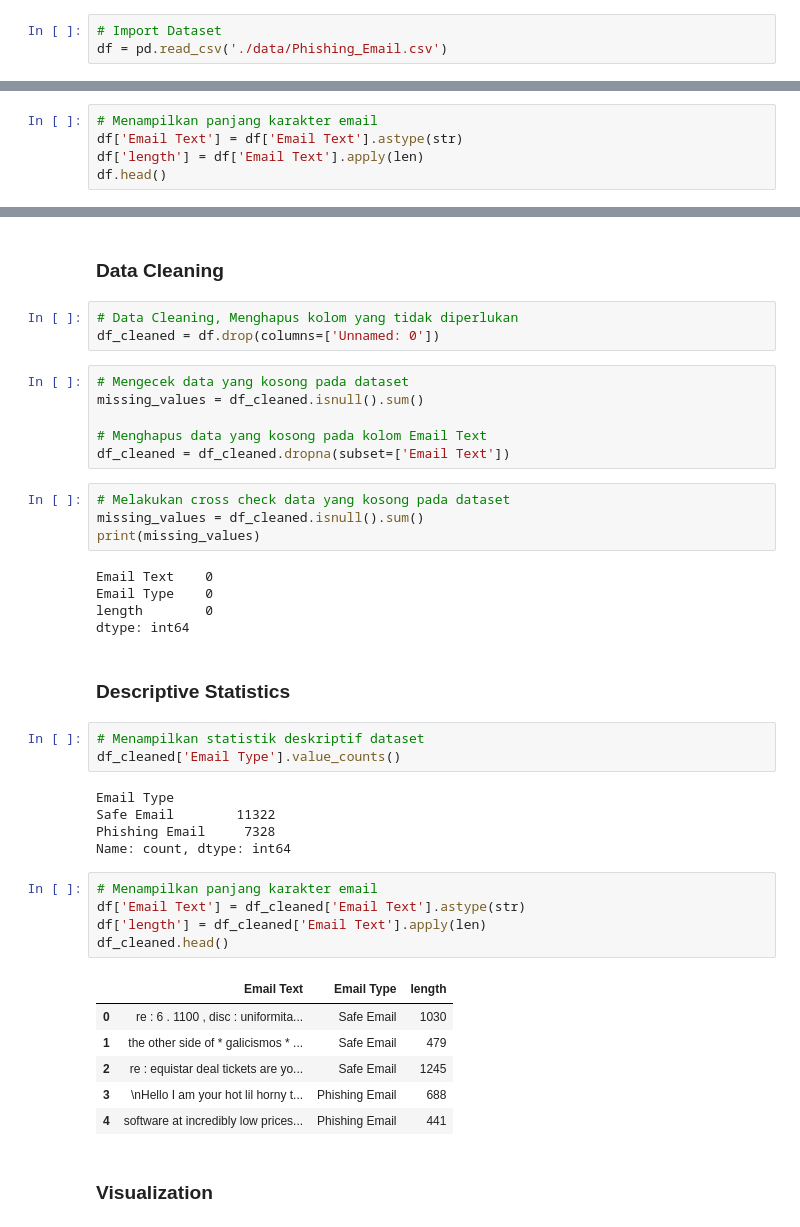
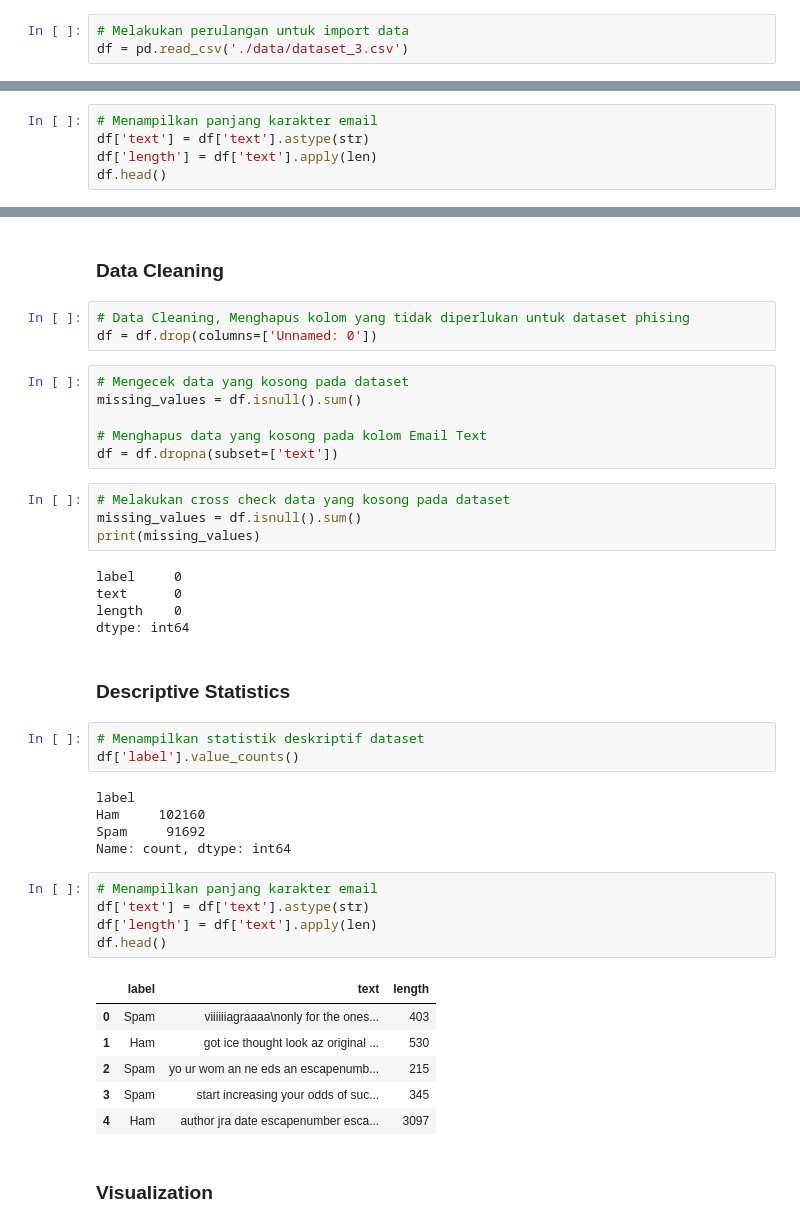
Before and after one commit to dikkaaaw/Email-Phising-Classification, a Jupyter notebook: Phishing Classification.ipynb, the cells around one changed output, grey strips where cells are left out. Drawn from its saved outputs; the diff is of its cells as text.

```diff
--- a/Phishing Classification.ipynb
+++ b/Phishing Classification.ipynb
@@ -34,8 +35,8 @@ from nltk.stem import PorterStemmer
 # %% [markdown]
 # 2. Import Dataset
 # %%
-# Import Dataset
-df = pd.read_csv('./data/Phishing_Email.csv')
+# Melakukan perulangan untuk import data
+df = pd.read_csv('./data/dataset_3.csv')
 # %% [markdown]
 # 3. Understanding Dataset
 # %%
@@ -82,7 +82,7 @@ Phishing Email     7328
 Name: count, dtype: int64
 # %%
 # Menampilkan panjang karakter email
-df['Email Text'] = df['Email Text'].astype(str)
-df['length'] = df['Email Text'].apply(len)
+df['text'] = df['text'].astype(str)
+df['length'] = df['text'].apply(len)
 df.head()
 # %% [output]
@@ -97,45 +97,45 @@ df.head()
 # %% [markdown]
 ### Data Cleaning
 # %%
-# Data Cleaning, Menghapus kolom yang tidak diperlukan
-df_cleaned = df.drop(columns=['Unnamed: 0'])
+# Data Cleaning, Menghapus kolom yang tidak diperlukan untuk dataset phising
+df = df.drop(columns=['Unnamed: 0'])
 # %%
 # Mengecek data yang kosong pada dataset
-missing_values = df_cleaned.isnull().sum()
+missing_values = df.isnull().sum()
 
 # Menghapus data yang kosong pada kolom Email Text
-df_cleaned = df_cleaned.dropna(subset=['Email Text'])
+df = df.dropna(subset=['text'])
 # %%
 # Melakukan cross check data yang kosong pada dataset
-missing_values = df_cleaned.isnull().sum()
+missing_values = df.isnull().sum()
 print(missing_values)
 # %% [output]
-Email Text    0
-Email Type    0
-length        0
+label     0
+text      0
+length    0
 dtype: int64
 # %% [markdown]
 ### Descriptive Statistics
 # %%
 # Menampilkan statistik deskriptif dataset
-df_cleaned['Email Type'].value_counts()
+df['label'].value_counts()
 # %% [output]
-Email Type
-Safe Email        11322
-Phishing Email     7328
+label
+Ham     102160
+Spam     91692
 Name: count, dtype: int64
 # %%
 # Menampilkan panjang karakter email
-df['Email Text'] = df_cleaned['Email Text'].astype(str)
-df['length'] = df_cleaned['Email Text'].apply(len)
-df_cleaned.head()
+df['text'] = df['text'].astype(str)
+df['length'] = df['text'].apply(len)
+df.head()
 # %% [output]
-|  | Email Text | Email Type | length |
-| 0 | re : 6 . 1100 , disc : uniformita... | Safe Email | 1030 |
-| 1 | the other side of * galicismos * ... | Safe Email | 479 |
-| 2 | re : equistar deal tickets are yo... | Safe Email | 1245 |
-| 3 | \nHello I am your hot lil horny t... | Phishing Email | 688 |
-| 4 | software at incredibly low prices... | Phishing Email | 441 |
+|  | label | text | length |
+| 0 | Spam | viiiiiiagraaaa\nonly for the ones... | 403 |
+| 1 | Ham | got ice thought look az original ... | 530 |
+| 2 | Spam | yo ur wom an ne eds an escapenumb... | 215 |
+| 3 | Spam | start increasing your odds of suc... | 345 |
+| 4 | Ham | author jra date escapenumber esca... | 3097 |
 # %% [markdown]
 ### Visualization
 # %%
```
Also changed, not shown: parts of 52 cells of this notebook.
